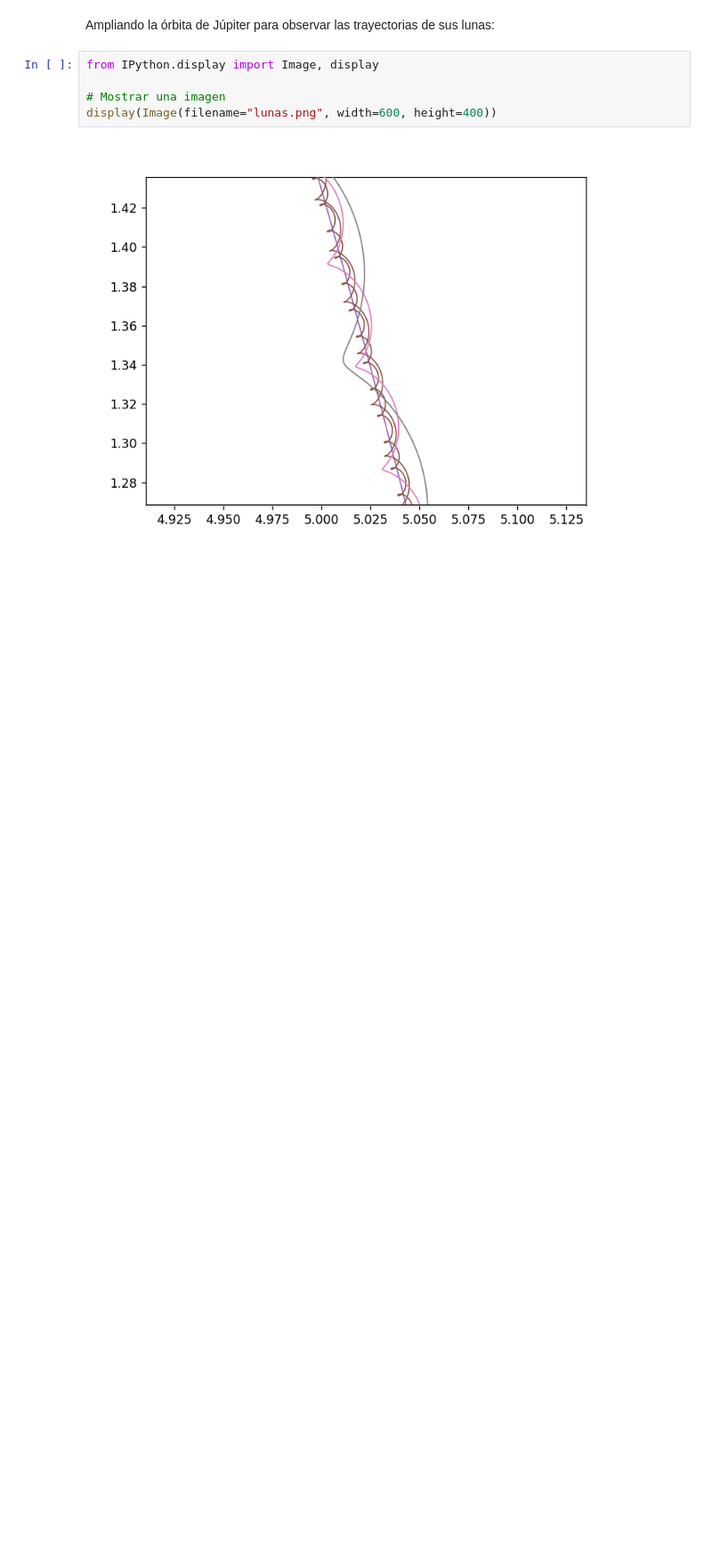
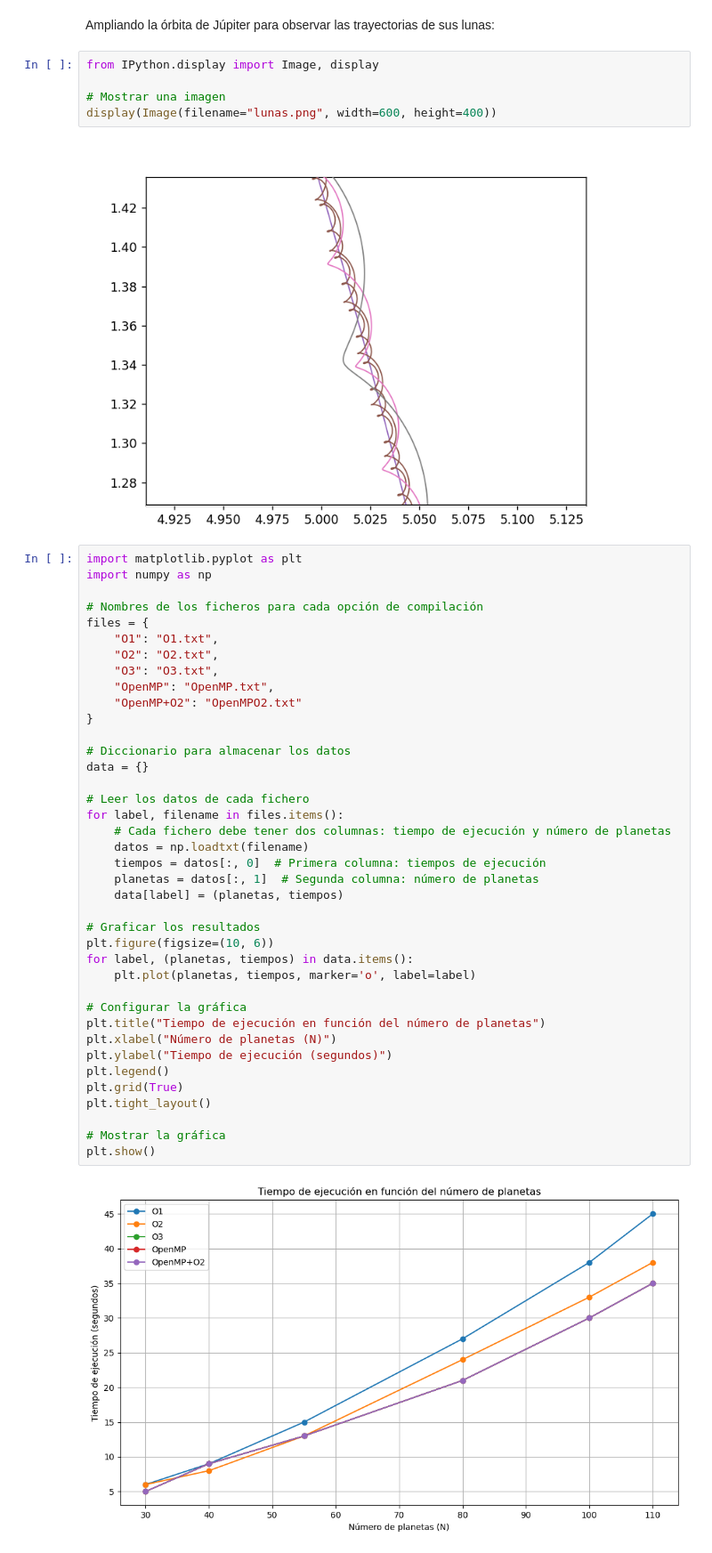
Before and after one commit to trs7sb/Sistema-solar, a Jupyter notebook: Obligatorio1_SistemaSolar.ipynb, the cells around one changed output. Shown at 89% size. Drawn from its saved outputs; the diff is of its cells as text; blank space fills up the shorter version.

```diff
--- a/Obligatorio1_SistemaSolar.ipynb
+++ b/Obligatorio1_SistemaSolar.ipynb
@@ -182,3 +182,44 @@ from IPython.display import Image, display
 display(Image(filename="lunas.png", width=600, height=400))
 # %% [output]
 [figure]
+# %%
+import matplotlib.pyplot as plt
+import numpy as np
+
+# Nombres de los ficheros para cada opción de compilación
+files = {
+    "O1": "O1.txt",
+    "O2": "O2.txt",
+    "O3": "O3.txt",
+    "OpenMP": "OpenMP.txt",
+    "OpenMP+O2": "OpenMPO2.txt"
+}
+
+# Diccionario para almacenar los datos
+data = {}
+
+# Leer los datos de cada fichero
+for label, filename in files.items():
+    # Cada fichero debe tener dos columnas: tiempo de ejecución y número de planetas
+    datos = np.loadtxt(filename)
+    tiempos = datos[:, 0]  # Primera columna: tiempos de ejecución
+    planetas = datos[:, 1]  # Segunda columna: número de planetas
+    data[label] = (planetas, tiempos)
+
+# Graficar los resultados
+plt.figure(figsize=(10, 6))
+for label, (planetas, tiempos) in data.items():
+    plt.plot(planetas, tiempos, marker='o', label=label)
+
+# Configurar la gráfica
+plt.title("Tiempo de ejecución en función del número de planetas")
+plt.xlabel("Número de planetas (N)")
+plt.ylabel("Tiempo de ejecución (segundos)")
+plt.legend()
+plt.grid(True)
+plt.tight_layout()
+
+# Mostrar la gráfica
+plt.show()
+# %% [output]
+[figure, added]
```
Also changed, not shown: 7 other files.
